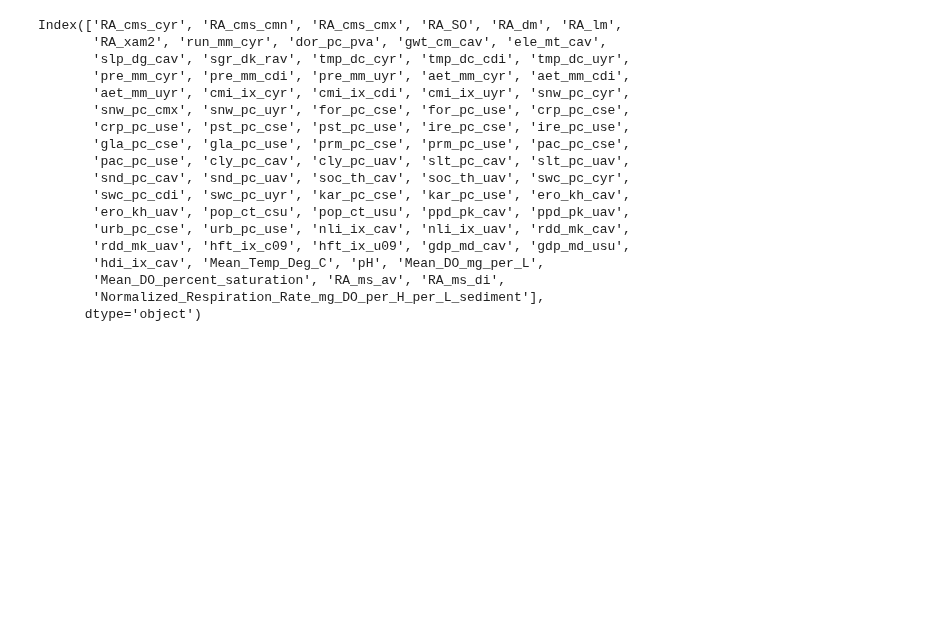
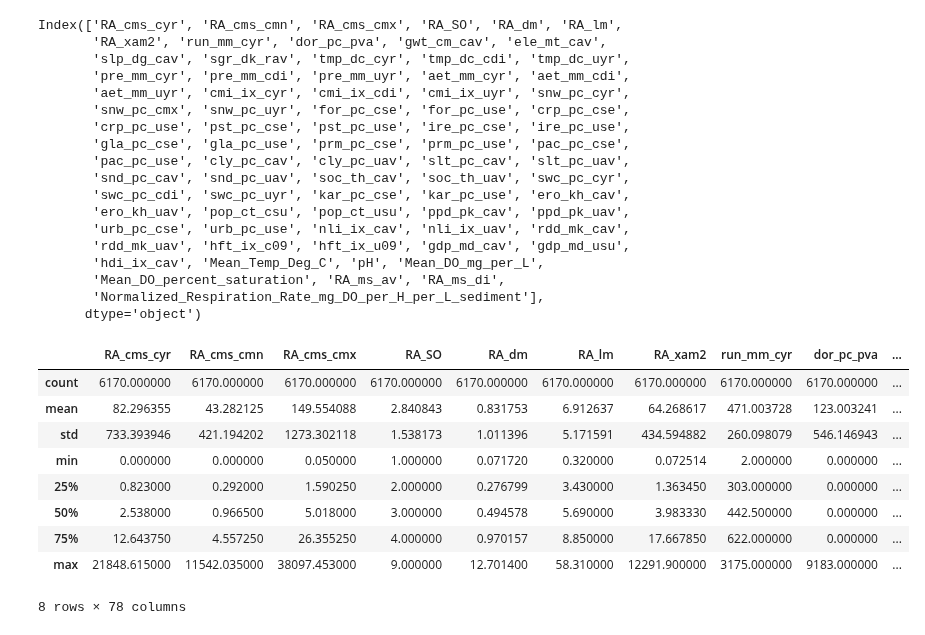
Before and after one commit to parallelworks/sl-archive-whondrs, a Jupyter notebook: examples/fig07-08-make-ML-predictions.ipynb, the cells around one changed output. Cells and saved outputs as stored; diff of their text form; code cells hidden in the pictures; blank space fills up the shorter version.

```diff
--- a/examples/fig07-08-make-ML-predictions.ipynb
+++ b/examples/fig07-08-make-ML-predictions.ipynb
@@ -226,8 +227,14 @@ if ( 1 == 1 ):
     for index, row in predict_df.iterrows():
 
         # Must have temperature to attempt reconstruction
+        # If using FW O2 saturation, must also have elevation,
+        # but assume we have this everywhere.
         if ( not np.isnan(row['Mean_Temp_Deg_C']) ):
-            o2_sat_mg_per_l = o2sat.sw_o2sat(0.0, row['Mean_Temp_Deg_C'])*1.4291
+            # Using the Seawater routines (no elevation correction)
+            #o2_sat_mg_per_l = o2sat.sw_o2sat(0.0, row['Mean_Temp_Deg_C'])*1.4291
+
+            # Using FW equation (with elevation correction)
+            o2_sat_mg_per_l = o2sat.fw_o2sat(0.0, row['Mean_Temp_Deg_C'], row['ele_mt_cav']/1000.0)
 
             if (np.isnan(row['Mean_DO_mg_per_L']) and not np.isnan(row['Mean_DO_percent_saturation'])):
                 # Compute any missing DO_mg_per_L from T and DOSAT
@@ -241,14 +248,18 @@ if ( 1 == 1 ):
 # will have no DO information. Predictions with
 # ML model have distinct strong respiration rate bias.
 
+# Result: 6170 rows remain. For S19S-SSS-log10-extrap-r01,
+# this adjustment does not make a difference. So remove
+# the adjustment when evaluating S19S-SSS-log10-extrap-r01a.
+
 #================================================
 # Second attempt - skip all missing values
 #================================================
 if ( 1 == 1 ):
     predict_df.dropna(axis='index', how='any', inplace=True)
 
-# Result: only 2540 rows remain. Predictions with ML
-# model have even stronger distinct respiration rate bais.
+# Result: only 2540 rows remain if not attempting to recover
+# oxygen above.
 
 #================================================
 # Third attempt - attempt to recover oxygen, above
@@ -269,9 +280,17 @@ if ( 1 == 0 ):
     predict_df['Mean_DO_mg_per_L'] = predict_df['Mean_DO_mg_per_L'] + (-1.332851782847161)
     predict_df['Mean_DO_percent_saturation'] = predict_df['Mean_DO_percent_saturation'] + (-4.177509541392979)
 
-# Result: 6170 rows remain. For S19S-SSS-log10-extrap-r01,
-# this adjustment does not make a difference. So remove
-# the adjustment when evaluating S19S-SSS-log10-extrap-r01a.
+#=================================================
+# Fourth Attempt - set all temp, pH, O2 values to
+# mean constant values of WHONDRS data - can this
+# reduce the bias in the predictions? Means from
+# fig09_explore_WHONDRS_GLORICH_bias.ipynb
+#=================================================
+if ( 1 == 0 ):
+    predict_df['Mean_Temp_Deg_C'] = 18.085879
+    predict_df['pH'] = 7.317330
+    predict_df['Mean_DO_mg_per_L'] = 8.701960
+    predict_df['Mean_DO_percent_saturation'] = 91.312190
 
 # For generality with other data sets, replace any NaN
 # with the mean value of the whole column.
@@ -399,3 +418,19 @@ Index(['RA_cms_cyr', 'RA_cms_cmn', 'RA_cms_cmx', 'RA_SO', 'RA_dm', 'RA_lm',
        'Mean_DO_percent_saturation', 'RA_ms_av', 'RA_ms_di',
        'Normalized_Respiration_Rate_mg_DO_per_H_per_L_sediment'],
       dtype='object')
+# %%
+# If we set temp, pH, O2 (insitu obs) to single value,
+# double check that mean_insitu values are constant in
+# dataframe used for predictions.
+predict_df.describe()
+# %% [output]
+|  | RA_cms_cyr | RA_cms_cmn | RA_cms_cmx | RA_SO | RA_dm | RA_lm | RA_xam2 | run_mm_cyr | dor_pc_pva | ... |
+| count | 6170.000000 | 6170.000000 | 6170.000000 | 6170.000000 | 6170.000000 | 6170.000000 | 6170.000000 | 6170.000000 | 6170.000000 | ... |
+| mean | 82.296355 | 43.282125 | 149.554088 | 2.840843 | 0.831753 | 6.912637 | 64.268617 | 471.003728 | 123.003241 | ... |
+| std | 733.393946 | 421.194202 | 1273.302118 | 1.538173 | 1.011396 | 5.171591 | 434.594882 | 260.098079 | 546.146943 | ... |
+| min | 0.000000 | 0.000000 | 0.050000 | 1.000000 | 0.071720 | 0.320000 | 0.072514 | 2.000000 | 0.000000 | ... |
+| 25% | 0.823000 | 0.292000 | 1.590250 | 2.000000 | 0.276799 | 3.430000 | 1.363450 | 303.000000 | 0.000000 | ... |
+| 50% | 2.538000 | 0.966500 | 5.018000 | 3.000000 | 0.494578 | 5.690000 | 3.983330 | 442.500000 | 0.000000 | ... |
+| 75% | 12.643750 | 4.557250 | 26.355250 | 4.000000 | 0.970157 | 8.850000 | 17.667850 | 622.000000 | 0.000000 | ... |
+| max | 21848.615000 | 11542.035000 | 38097.453000 | 9.000000 | 12.701400 | 58.310000 | 12291.900000 | 3175.000000 | 9183.000000 | ... |
+8 rows × 78 columns
```
Also changed, not shown: parts of 2 cells of this notebook, 23 other files.
